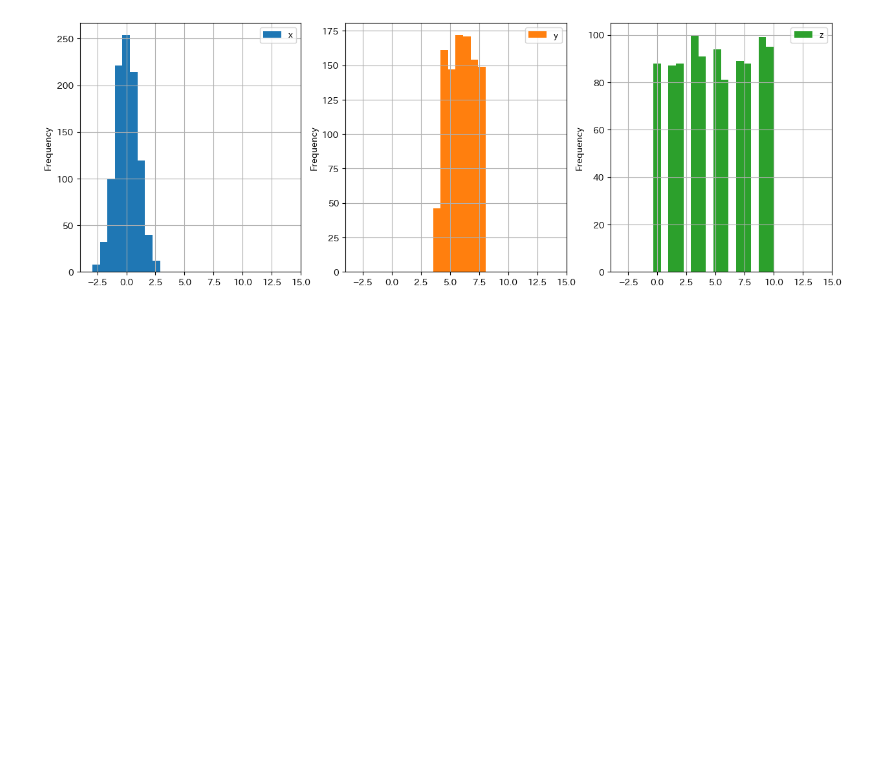
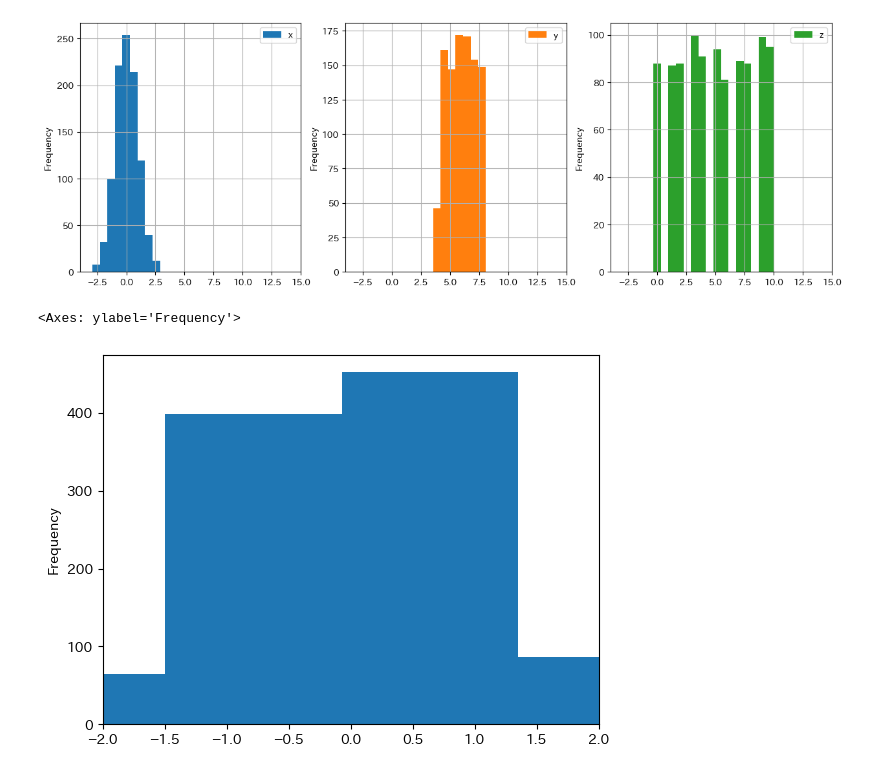
Before and after one commit to shotakaha/kumaroot, a Jupyter notebook: mystmd/matplotlib.ipynb, the cells around one changed output. Saved outputs shown, nothing was run; the diff lists cells and outputs as text; code cells hidden in the pictures; blank space fills up the shorter version.

Commit message:
fix(pandas/pandas-plot-hist.md): TH1クラスを真似してみた

```diff
--- a/mystmd/matplotlib.ipynb
+++ b/mystmd/matplotlib.ipynb
@@ -117,3 +117,10 @@ data[["x", "y", "z"]].plot.hist(xlim=(-4, 15), bins=20, stacked=True, grid=True,
 array([[<Axes: ylabel='Frequency'>, <Axes: ylabel='Frequency'>,
         <Axes: ylabel='Frequency'>]], dtype=object)
 [figure]
+# %%
+xmin, xmax = -2, 2
+bins = xmax - xmin
+data["x"].plot.hist(xlim=(xmin, xmax), bins=bins)
+# %% [output]
+<Axes: ylabel='Frequency'>
+[figure, added]
```
Also changed, not shown: parts of 3 cells of this notebook, 1 other file.
